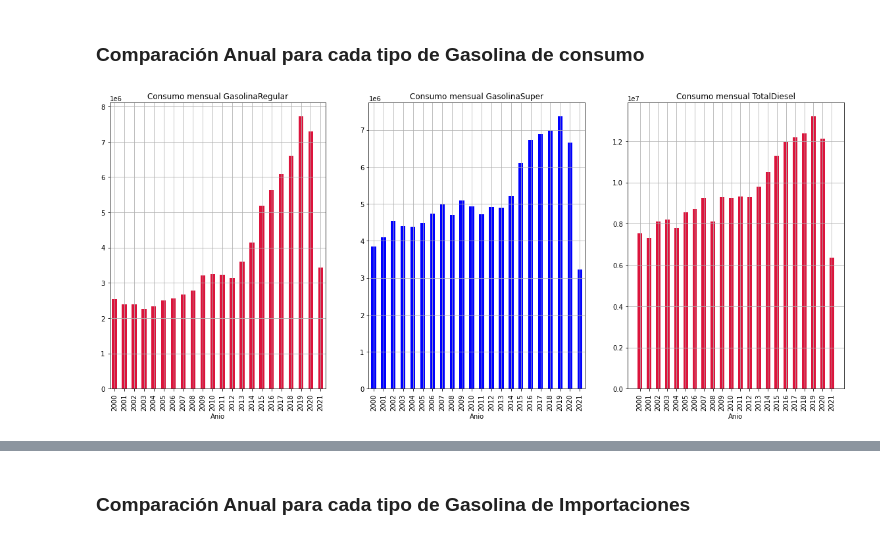
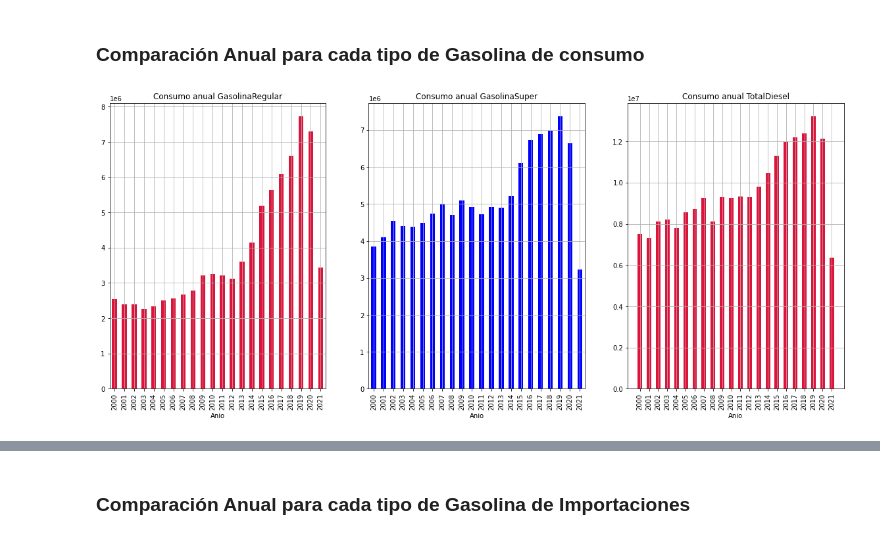
Before and after one commit to karinaValladares/cc3006-Lab-1, a Jupyter notebook: Lab2.ipynb, the cells around one changed output, grey strips where cells are left out. Cells and saved outputs as stored; diff of their text form; code cells hidden in the pictures.

```diff
--- a/Lab2.ipynb
+++ b/Lab2.ipynb
@@ -348,18 +379,18 @@ plt.show()
 # %%
 fig = plt.figure(figsize=(20,8))
 ax = fig.add_subplot(131)
 data_con.groupby('Anio').GasolinaRegular.sum().plot.bar(color = "crimson")
-ax.set_title("Consumo mensual GasolinaRegular")
+ax.set_title("Consumo anual GasolinaRegular")
 plt.grid()
 ax = fig.add_subplot(132)
 data_con.groupby('Anio').GasolinaSuper.sum().plot.bar(color = "blue")
-ax.set_title("Consumo mensual GasolinaSuper")
+ax.set_title("Consumo anual GasolinaSuper")
 plt.grid()
 ax = fig.add_subplot(133)
 data_con.groupby('Anio').Diesel.sum().plot.bar(color = "crimson")
-ax.set_title("Consumo mensual TotalDiesel")
+ax.set_title("Consumo anual TotalDiesel")
 plt.grid()
 plt.axis('tight')
 plt.show()
 # %% [output]
-[figure, old version]
+[figure, new version]
```
Also changed, not shown: parts of 80 cells of this notebook.
